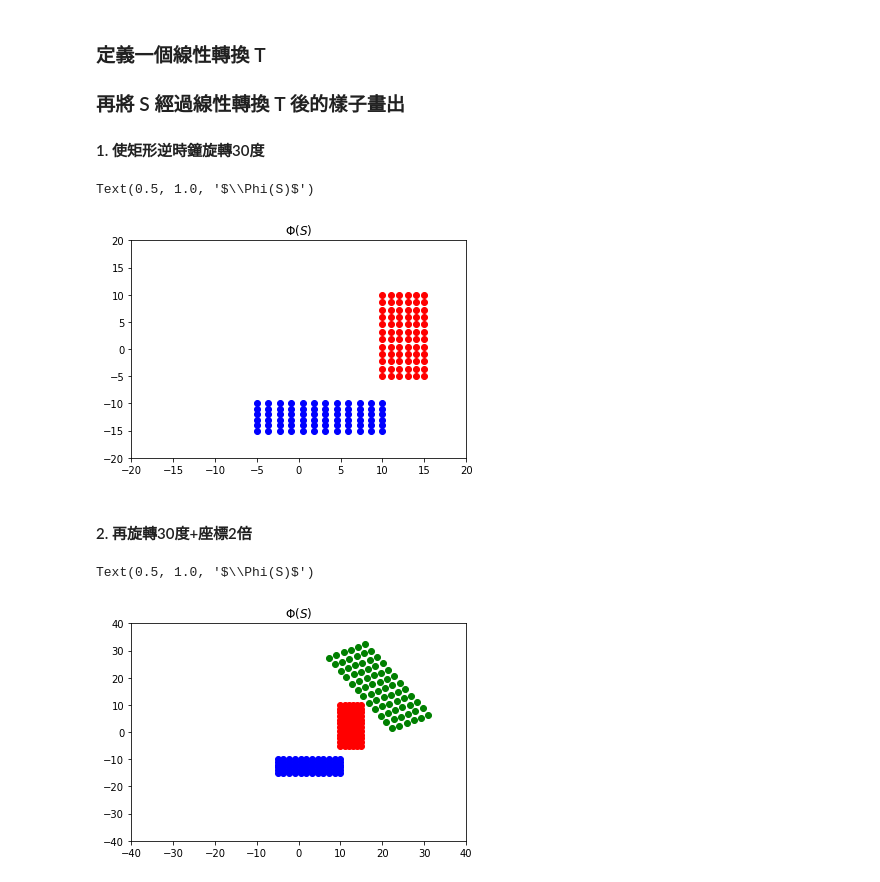
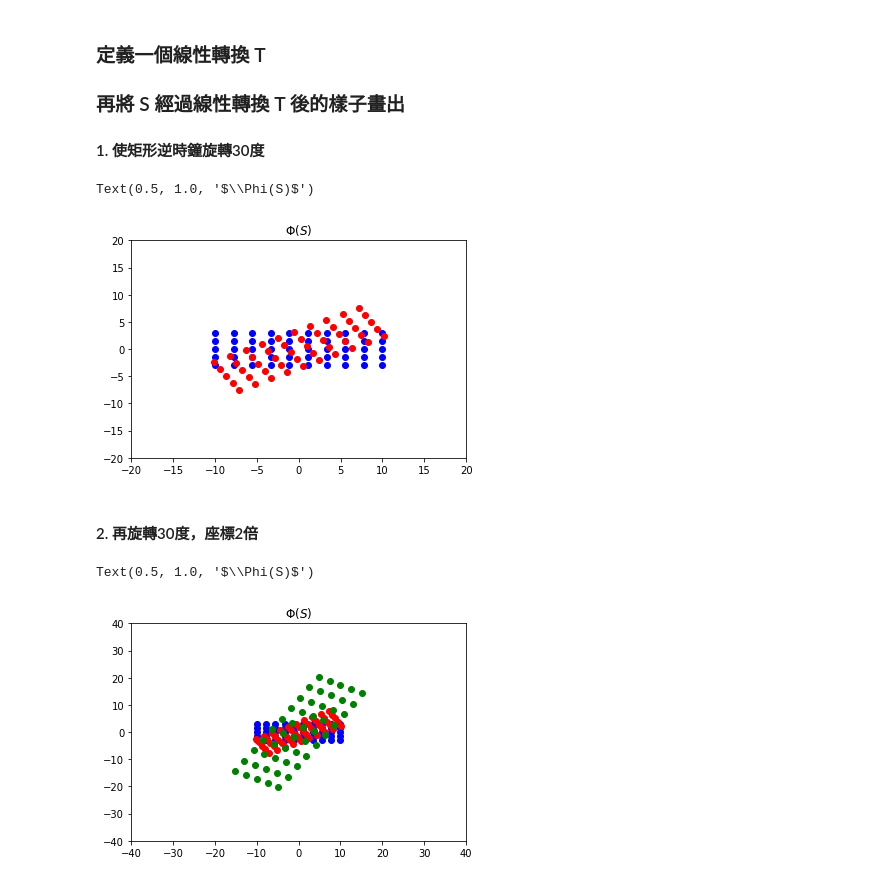
Before and after one commit to niummxvy/108-2-Linear-Algebra, a Jupyter notebook: homework/1090430作業六：線性變換.ipynb, the cells around one changed output. Cells and saved outputs as stored; diff of their text form; code cells hidden in the pictures.

```diff
--- a/homework/1090430作業六：線性變換.ipynb
+++ b/homework/1090430作業六：線性變換.ipynb
@@ -9,8 +9,8 @@ import matplotlib.pyplot as plt
 ### 在二維平面上定義出一區域 S，將其畫出
 #### 畫出一個矩形
 # %%
-x1 = np.linspace(-5, 10, 12)
-y1 = np.linspace(-15, -10, 6)
+x1 = np.linspace(-10, 10, 10)
+y1 = np.linspace(-3, 3, 5)
 x2, y2 = np.meshgrid(x1, y1) # 建立網格座標(一維變二維)
 x2, y2 = x2.flatten(), y2.flatten() # 將原本二維陣列壓回一維
 Vstack = np.vstack([x2, y2]) # 將每row陣列堆疊起來(上, ..., 下)
@@ -44,6 +44,6 @@ plt.ylim(-20, 20)
 plt.title("$\Phi(S)$")
 # %% [output]
 Text(0.5, 1.0, '$\\Phi(S)$')
-[figure, old version]
+[figure, new version]
 # %% [markdown]
-#### 2. 再旋轉30度+座標2倍
+#### 2. 再旋轉30度，座標2倍
@@ -53,12 +50,12 @@ rot1 = np.array([[np.cos(np.pi/6), -np.sin(np.pi/6)],
 # %%
 x4, y4 = 2*phi(Vstack)
-
+Vstack = np.vstack([x4, y4])
 plt.scatter(x2, y2, c = 'b')
 plt.scatter(x3, y3, c = 'r')
 plt.scatter(x4, y4, c = 'g')
 plt.xlim(-40, 40)
 plt.ylim(-40, 40)
 plt.title("$\Phi(S)$")
 # %% [output]
 Text(0.5, 1.0, '$\\Phi(S)$')
-[figure, old version]
+[figure, new version]
```
Also changed, not shown: parts of 4 cells of this notebook.
